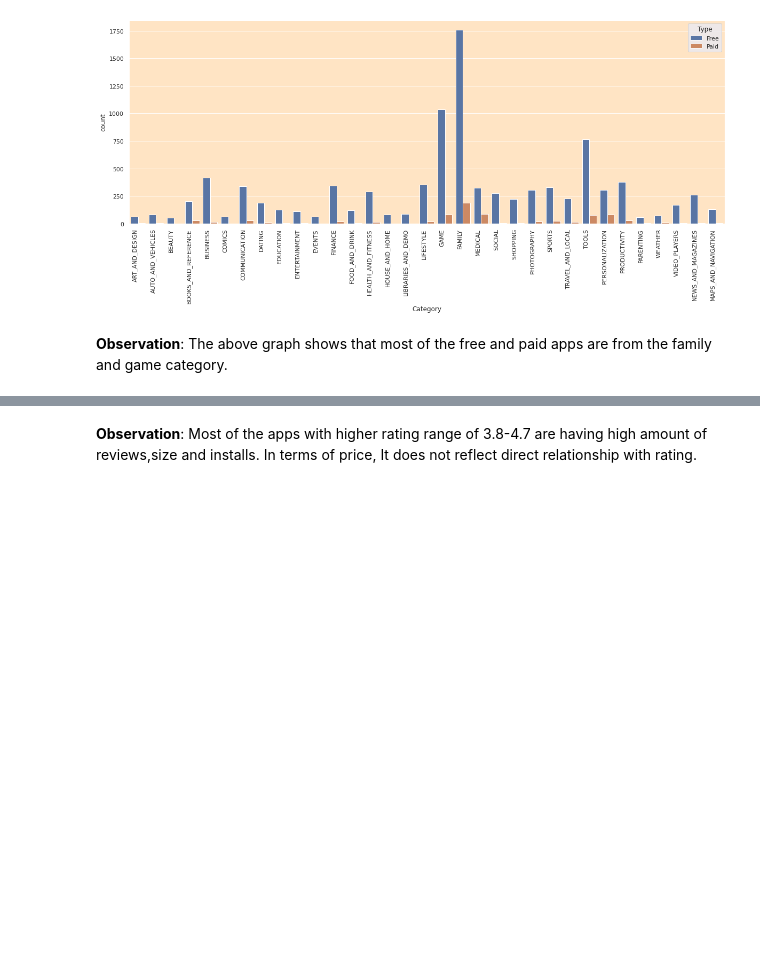
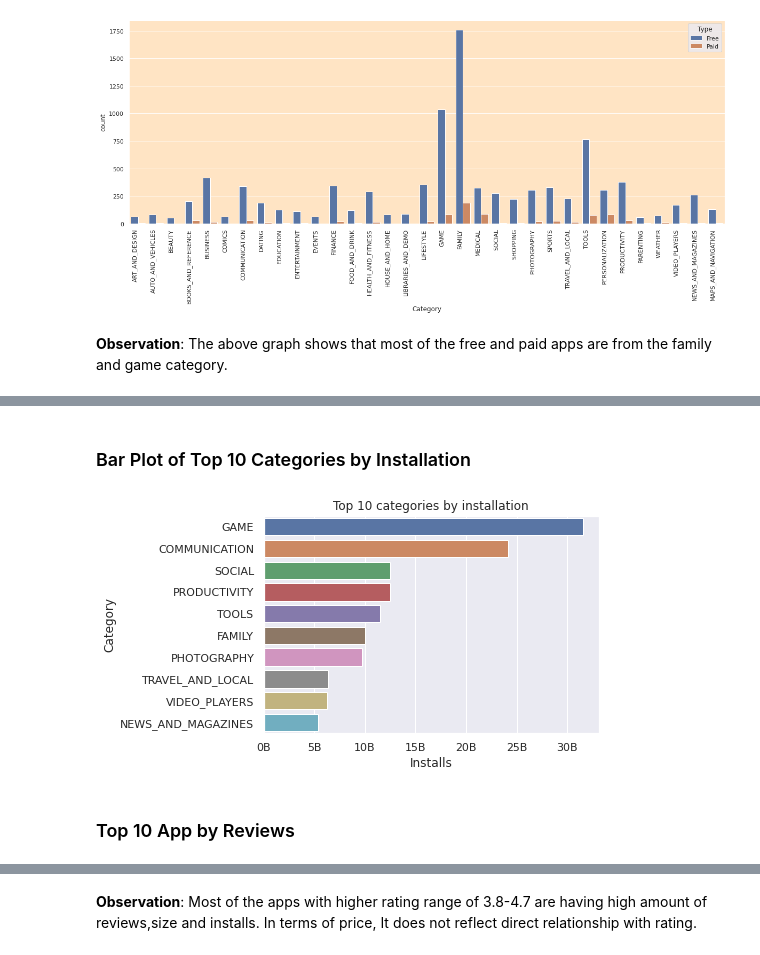
Before and after one commit to amit-kr-phe/Team-Capstone-Project-1-on-EDA, a Jupyter notebook: Individual_Notebook.ipynb, the cells around one changed output, grey strips where cells are left out. Cells and saved outputs as stored; diff of their text form; code cells hidden in the pictures; blank space fills up the shorter version.

```diff
--- a/Individual_Notebook.ipynb
+++ b/Individual_Notebook.ipynb
@@ -477,0 +530,3 @@ plt.xticks(rotation=90,horizontalalignment='right');
+# %%
+top_10_app_category=df_1.groupby(['Category']).agg({'Installs':np.sum}).sort_values('Installs',ascending=False)[:10]
+top_10_app_category.sort_values('Installs',ascending=False)
@@ -477,0 +546,14 @@ plt.xticks(rotation=90,horizontalalignment='right');
+# %% [markdown]
+### Bar Plot of Top 10 Categories by Installation
+# %%
+ax = plt.subplots()
+sns.set(style='darkgrid')
+g=sns.barplot(y=top_10_app_category.index,x='Installs',data=top_10_app_category,orient='h')
+xlabels = ['{:,.0f}'.format(x) + 'B' for x in g.get_xticks()/1000000000]
+g.set_xticklabels(xlabels)
+plt.title('Top 10 categories by installation')
+plt.show()
+# %% [output]
+[figure, added]
+# %% [markdown]
+### Top 10 App by Reviews
```
Also changed, not shown: parts of 41 cells of this notebook.
